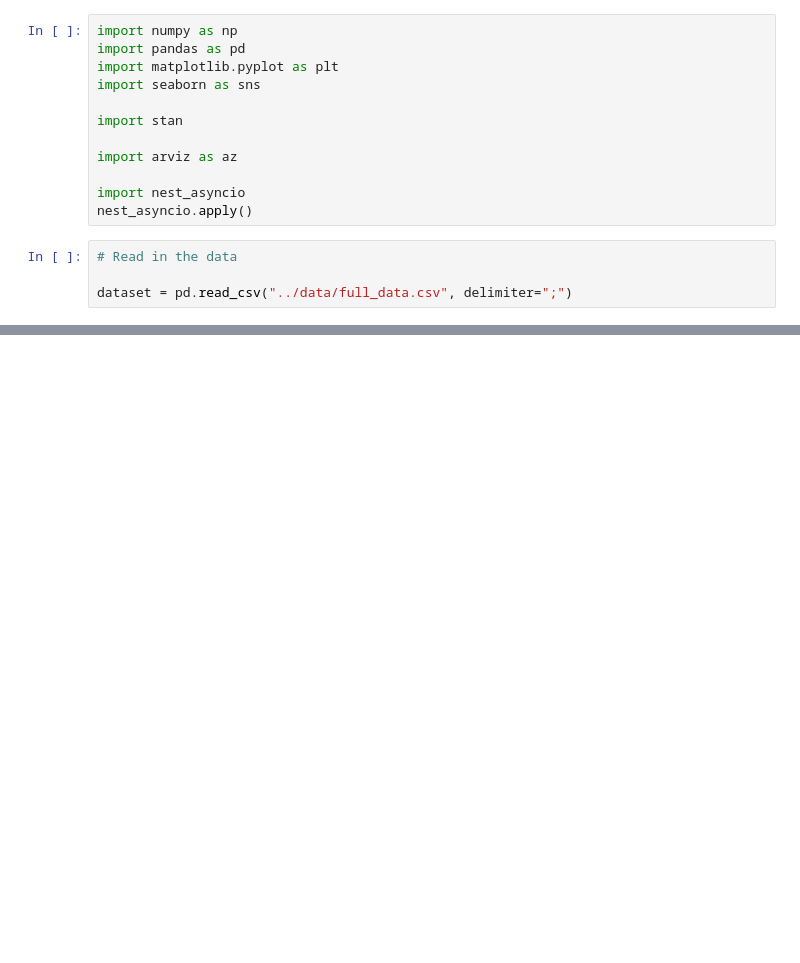
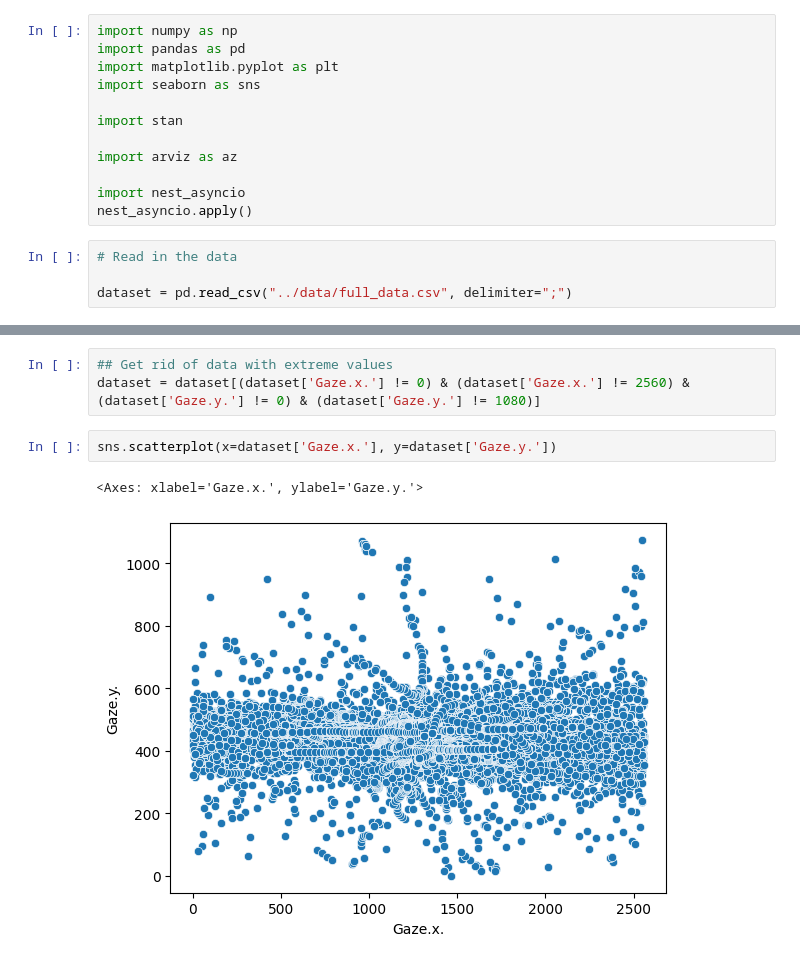
Before and after one commit to jerrymhuang/DreamDrone, a Jupyter notebook: FinalProject/exploration/stan_gaze.ipynb, the cells around one changed output, grey strips where cells are left out. Drawn from its saved outputs; the diff is of its cells as text; blank space fills up the shorter version.

```diff
--- a/FinalProject/exploration/stan_gaze.ipynb
+++ b/FinalProject/exploration/stan_gaze.ipynb
@@ -23,3 +23,11 @@ dataset.head(5)
 | 2 | 1688764397699 | 0 | -255.4 | 347.5356 | -181.7235 | 0.000000e+00 | -270.748529 | ... |
 | 3 | 1688764397715 | 0 | -255.4 | 347.5516 | -181.5985 | 0.000000e+00 | -270.753086 | ... |
 | 4 | 1688764397732 | 0 | -255.4 | 347.5663 | -181.4766 | 0.000000e+00 | -270.460614 | ... |
+# %%
+## Get rid of data with extreme values
+dataset = dataset[(dataset['Gaze.x.'] != 0) & (dataset['Gaze.x.'] != 2560) & (dataset['Gaze.y.'] != 0) & (dataset['Gaze.y.'] != 1080)]
+# %%
+sns.scatterplot(x=dataset['Gaze.x.'], y=dataset['Gaze.y.'])
+# %% [output]
+<Axes: xlabel='Gaze.x.', ylabel='Gaze.y.'>
+[figure, added]
```
